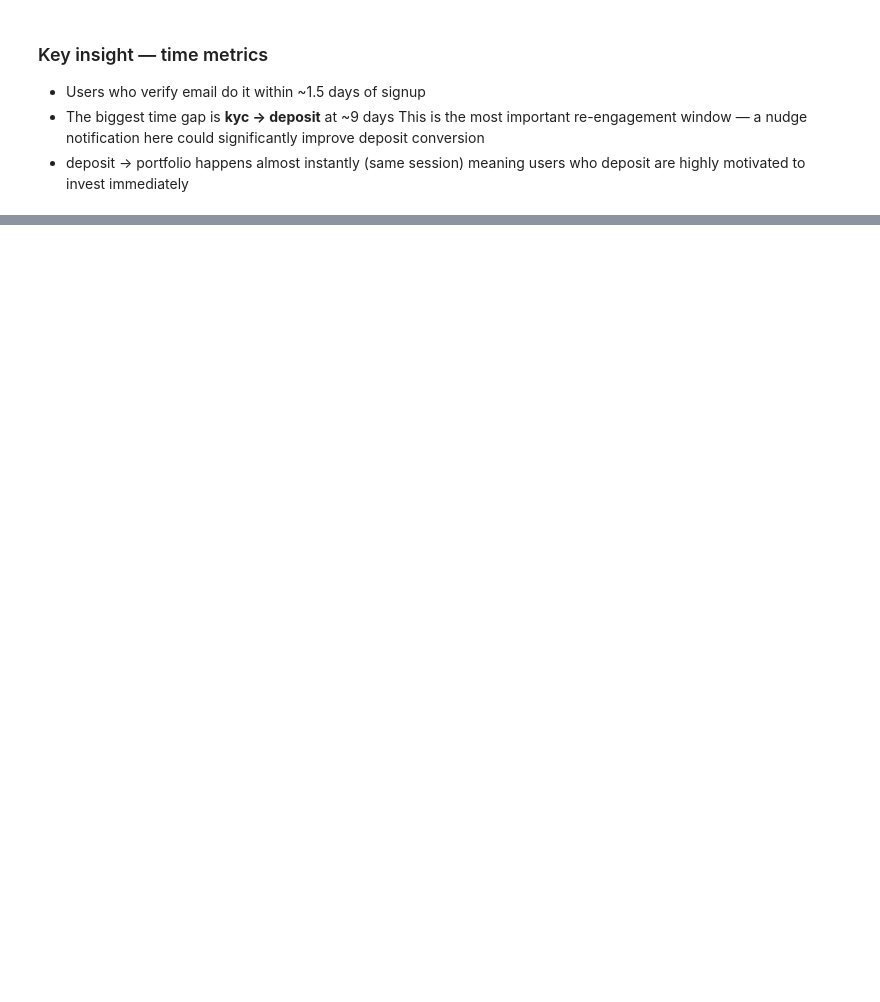
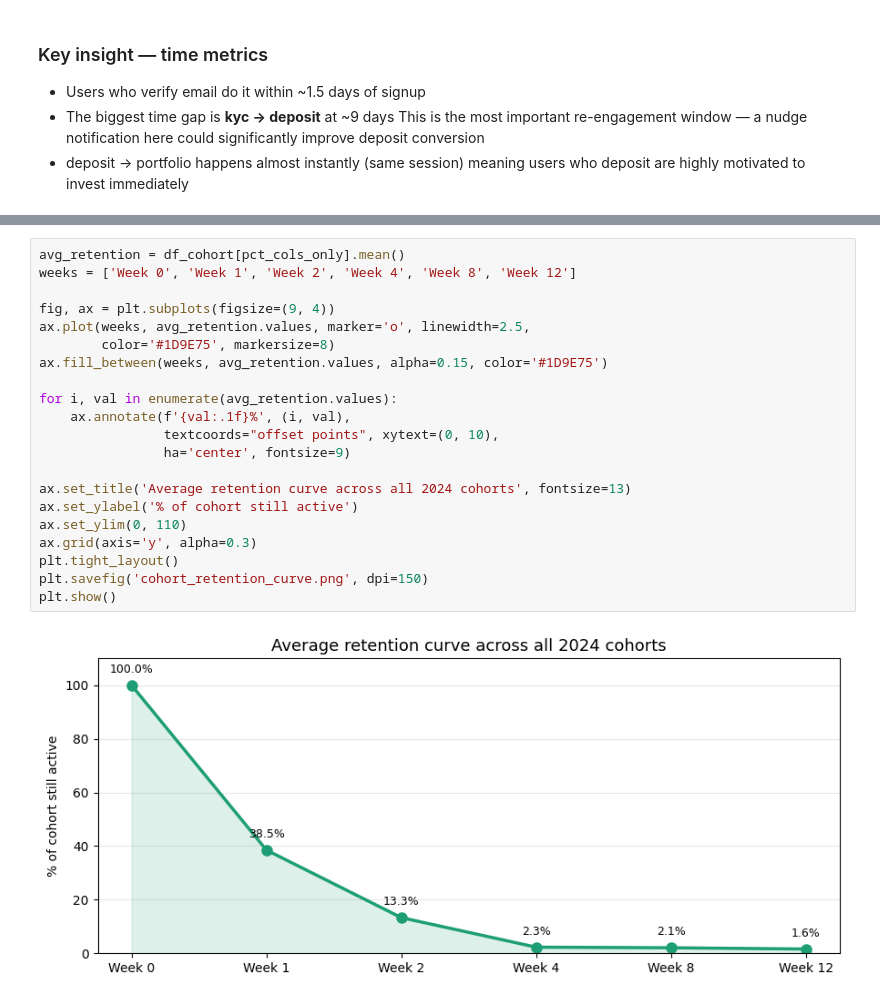
Before and after one commit to srgmnagar/FinPath, a Jupyter notebook: notebooks/finpath_analytics.ipynb, the cells around one changed output, grey strips where cells are left out. Saved outputs shown, nothing was run; the diff lists cells and outputs as text; blank space fills up the shorter version.

```diff
--- a/notebooks/finpath_analytics.ipynb
+++ b/notebooks/finpath_analytics.ipynb
@@ -275,0 +339,23 @@ df_cohort[pct_cols]
+# %%
+avg_retention = df_cohort[pct_cols_only].mean()
+weeks = ['Week 0', 'Week 1', 'Week 2', 'Week 4', 'Week 8', 'Week 12']
+
+fig, ax = plt.subplots(figsize=(9, 4))
+ax.plot(weeks, avg_retention.values, marker='o', linewidth=2.5,
+        color='#1D9E75', markersize=8)
+ax.fill_between(weeks, avg_retention.values, alpha=0.15, color='#1D9E75')
+
+for i, val in enumerate(avg_retention.values):
+    ax.annotate(f'{val:.1f}%', (i, val),
+                textcoords="offset points", xytext=(0, 10),
+                ha='center', fontsize=9)
+
+ax.set_title('Average retention curve across all 2024 cohorts', fontsize=13)
+ax.set_ylabel('% of cohort still active')
+ax.set_ylim(0, 110)
+ax.grid(axis='y', alpha=0.3)
+plt.tight_layout()
+plt.savefig('cohort_retention_curve.png', dpi=150)
+plt.show()
+# %% [output]
+[figure, added]
```
Also changed, not shown: parts of 8 cells of this notebook, 5 other files.
